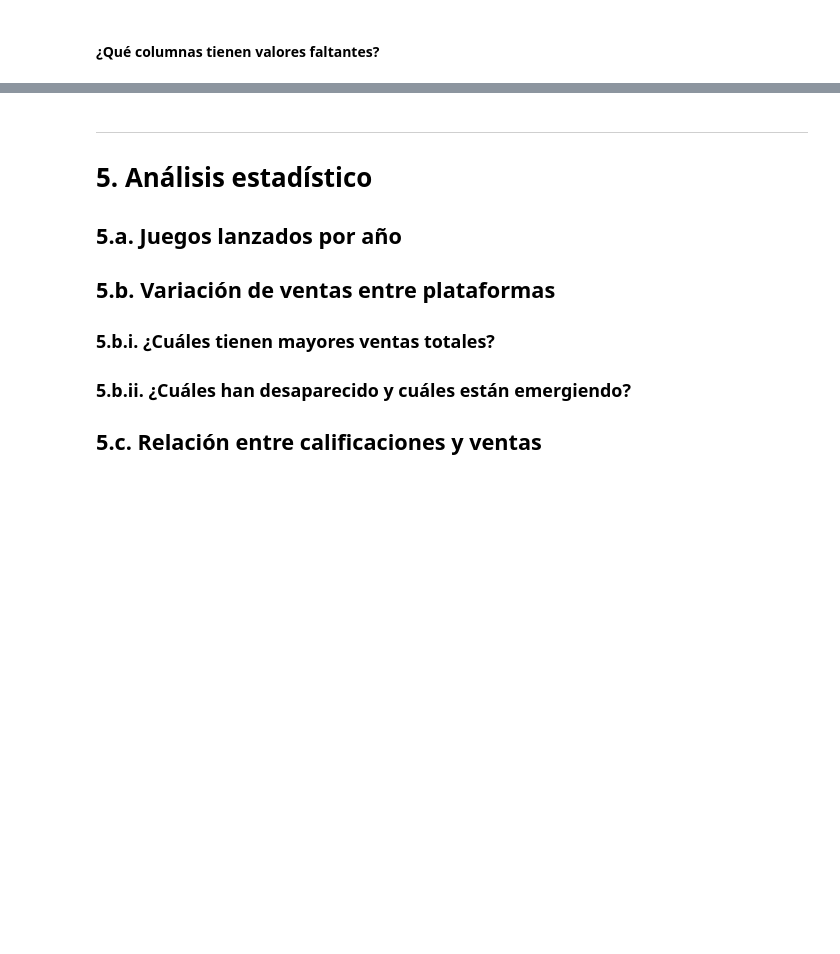
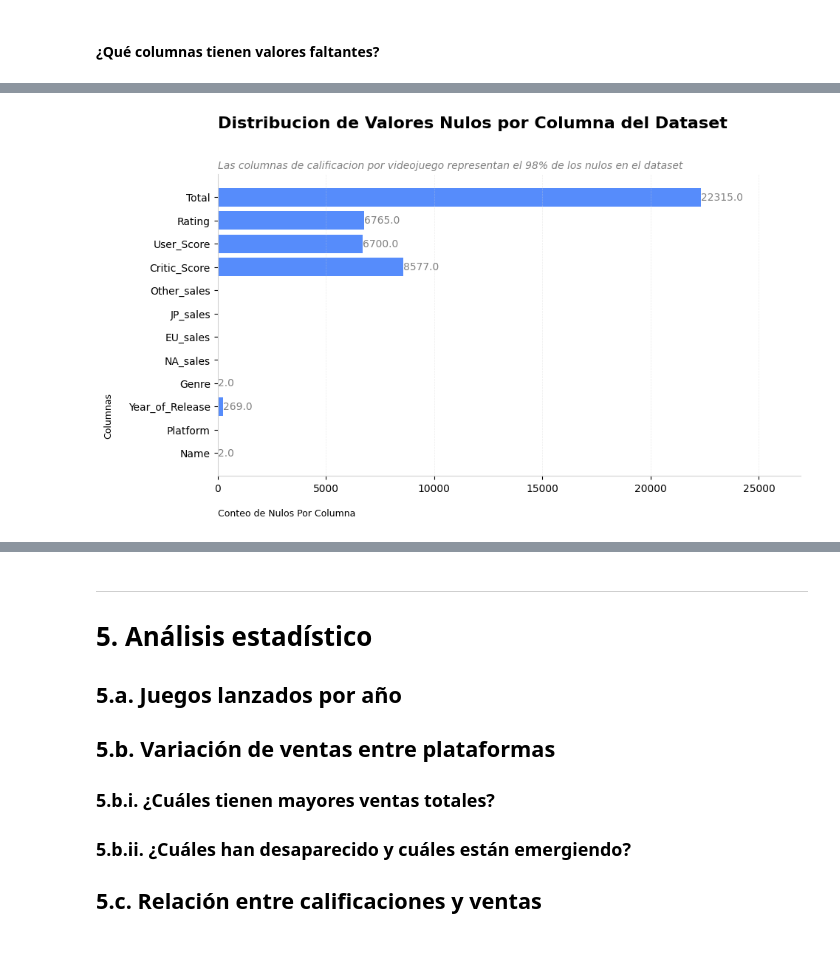
Before and after one commit to Volv1t3/MidtermDataAnalysisProject, a Jupyter notebook: src/python/notebooks/Proyecto_Fin_Semestre_Arellano.ipynb, the cells around one changed output, grey strips where cells are left out. Drawn from its saved outputs; the diff is of its cells as text; code cells hidden in the pictures; blank space fills up the shorter version.

```diff
--- a/src/python/notebooks/Proyecto_Fin_Semestre_Arellano.ipynb
+++ b/src/python/notebooks/Proyecto_Fin_Semestre_Arellano.ipynb
@@ -1553,5 +1557,12 @@ Para esta sección, la idea principal es analizar la cantidad de valores nulos e
 #### ¿Qué columnas tienen valores faltantes?
 # %%
 #? 1. Conteo de Nulos por Columna
-data_as_is.isna().sum()
+null_counts = data_as_is.isna().sum().rename("Conteo Nulos").to_frame()
+null_count_totals = null_counts['Conteo Nulos'].sum(axis=0)
+for entry in null_counts.index:
+    count = null_counts.loc[entry, "Conteo Nulos"]
+    null_counts.loc[entry, "Percentage"] = (count / null_count_totals) * 100
+
+null_counts.loc['Total',:] = null_counts.sum(axis=0)
+null_counts
 # %% [output]
@@ -1574,0 +1582,7 @@ data_as_is[data_as_is['NA_sales'].isna()]
+# %%
+#? 2. Grafico de barras para mostrar los resultados del conteo de nulos
+crear_barchart_storytelling(
+    data=null_counts,x_axis_data='Conteo Nulos',x_axis_title='Conteo de Nulos Por Columna',y_axis_data=null_counts.index,y_axis_title='Columnas', fig_size=(10,6),color_palette=generate_blue_palette(len(null_counts.index)),title='Distribucion de Valores Nulos por Columna del Dataset',subtitle='Las columnas de calificacion por videojuego representan el 98% de los nulos en el dataset'
+)
+# %% [output]
+[figure, added]
```
Also changed, not shown: parts of 60 cells of this notebook.
